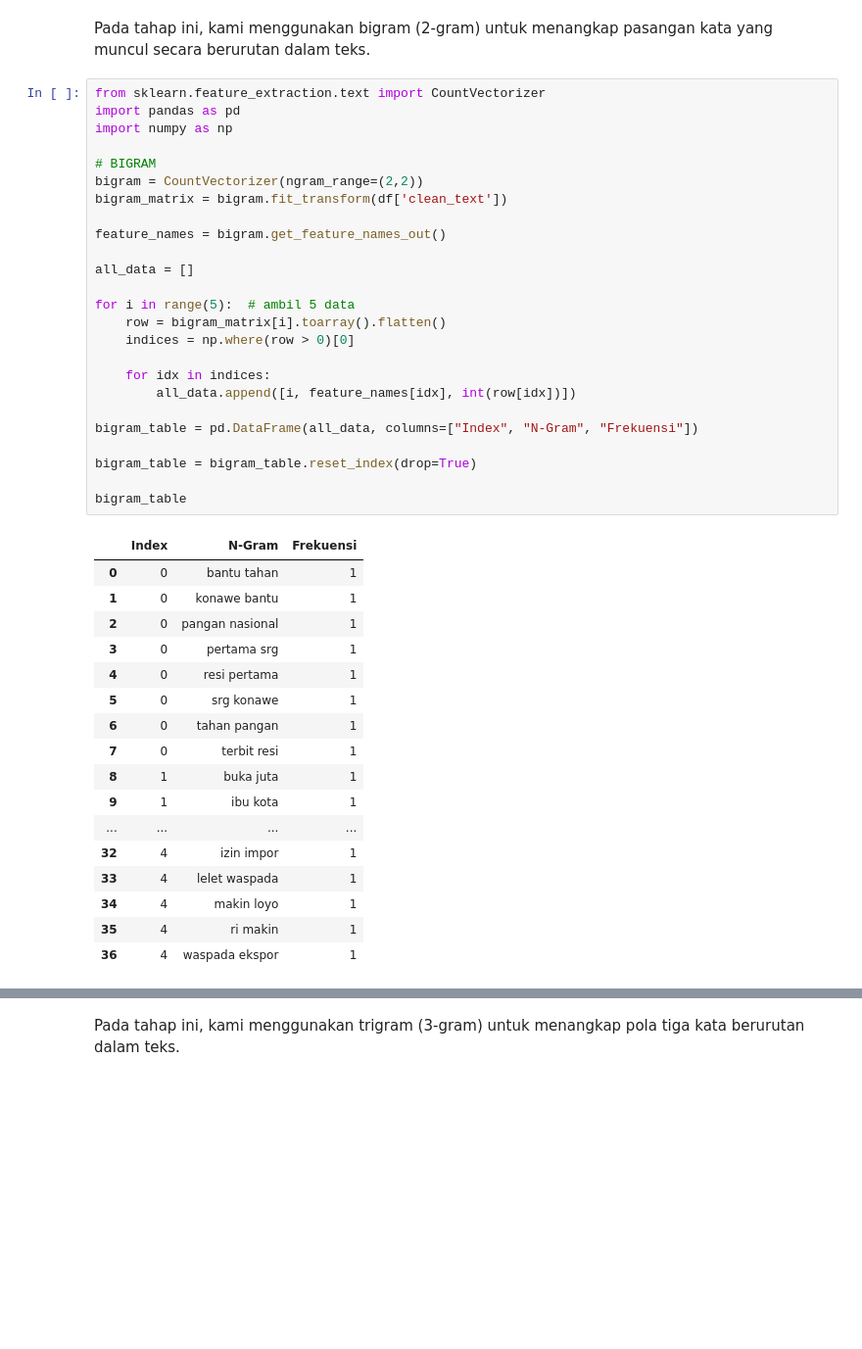
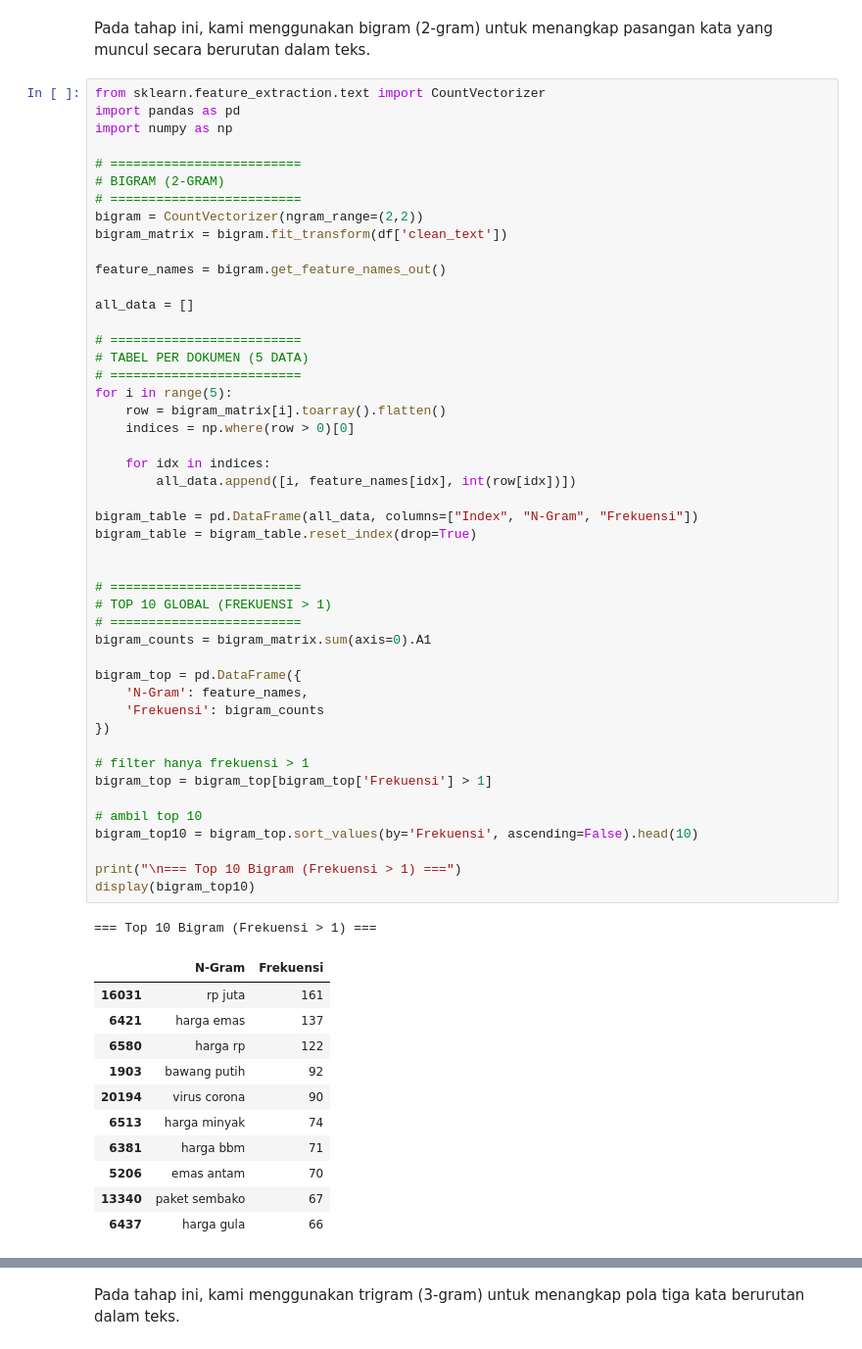
Before and after one commit to afllaabdi/tugas_NLP, a Jupyter notebook: NLP(definitive_edition)ipynb.ipynb, the cells around one changed output, grey strips where cells are left out. Shown at 98% size. Saved outputs shown, nothing was run; the diff lists cells and outputs as text; blank space fills up the shorter version.

```diff
--- a/NLP(definitive_edition)ipynb.ipynb
+++ b/NLP(definitive_edition)ipynb.ipynb
@@ -440,44 +486,61 @@ Pada tahap ini, kami menggunakan bigram (2-gram) untuk menangkap pasangan kata y
 # %%
 from sklearn.feature_extraction.text import CountVectorizer
 import pandas as pd
 import numpy as np
 
-# BIGRAM
+# =========================
+# BIGRAM (2-GRAM)
+# =========================
 bigram = CountVectorizer(ngram_range=(2,2))
 bigram_matrix = bigram.fit_transform(df['clean_text'])
 
 feature_names = bigram.get_feature_names_out()
 
 all_data = []
 
-for i in range(5):  # ambil 5 data
+# =========================
+# TABEL PER DOKUMEN (5 DATA)
+# =========================
+for i in range(5):
     row = bigram_matrix[i].toarray().flatten()
     indices = np.where(row > 0)[0]
 
     for idx in indices:
         all_data.append([i, feature_names[idx], int(row[idx])])
 
 bigram_table = pd.DataFrame(all_data, columns=["Index", "N-Gram", "Frekuensi"])
-
 bigram_table = bigram_table.reset_index(drop=True)
 
-bigram_table
+
+# =========================
+# TOP 10 GLOBAL (FREKUENSI > 1)
+# =========================
+bigram_counts = bigram_matrix.sum(axis=0).A1
+
+bigram_top = pd.DataFrame({
+    'N-Gram': feature_names,
+    'Frekuensi': bigram_counts
+})
+
+# filter hanya frekuensi > 1
+bigram_top = bigram_top[bigram_top['Frekuensi'] > 1]
+
+# ambil top 10
+bigram_top10 = bigram_top.sort_values(by='Frekuensi', ascending=False).head(10)
+
+print("\n=== Top 10 Bigram (Frekuensi > 1) ===")
+display(bigram_top10)
 # %% [output]
+=== Top 10 Bigram (Frekuensi > 1) ===
-|  | Index | N-Gram | Frekuensi |
-| 0 | 0 | bantu tahan | 1 |
-| 1 | 0 | konawe bantu | 1 |
-| 2 | 0 | pangan nasional | 1 |
-| 3 | 0 | pertama srg | 1 |
-| 4 | 0 | resi pertama | 1 |
-| 5 | 0 | srg konawe | 1 |
-| 6 | 0 | tahan pangan | 1 |
-| 7 | 0 | terbit resi | 1 |
-| 8 | 1 | buka juta | 1 |
-| 9 | 1 | ibu kota | 1 |
-| ... | ... | ... | ... |
-| 32 | 4 | izin impor | 1 |
-| 33 | 4 | lelet waspada | 1 |
-| 34 | 4 | makin loyo | 1 |
-| 35 | 4 | ri makin | 1 |
-| 36 | 4 | waspada ekspor | 1 |
+|  | N-Gram | Frekuensi |
+| 16031 | rp juta | 161 |
+| 6421 | harga emas | 137 |
+| 6580 | harga rp | 122 |
+| 1903 | bawang putih | 92 |
+| 20194 | virus corona | 90 |
+| 6513 | harga minyak | 74 |
+| 6381 | harga bbm | 71 |
+| 5206 | emas antam | 70 |
+| 13340 | paket sembako | 67 |
+| 6437 | harga gula | 66 |
 # %%
```
Also changed, not shown: parts of 3 cells of this notebook.
